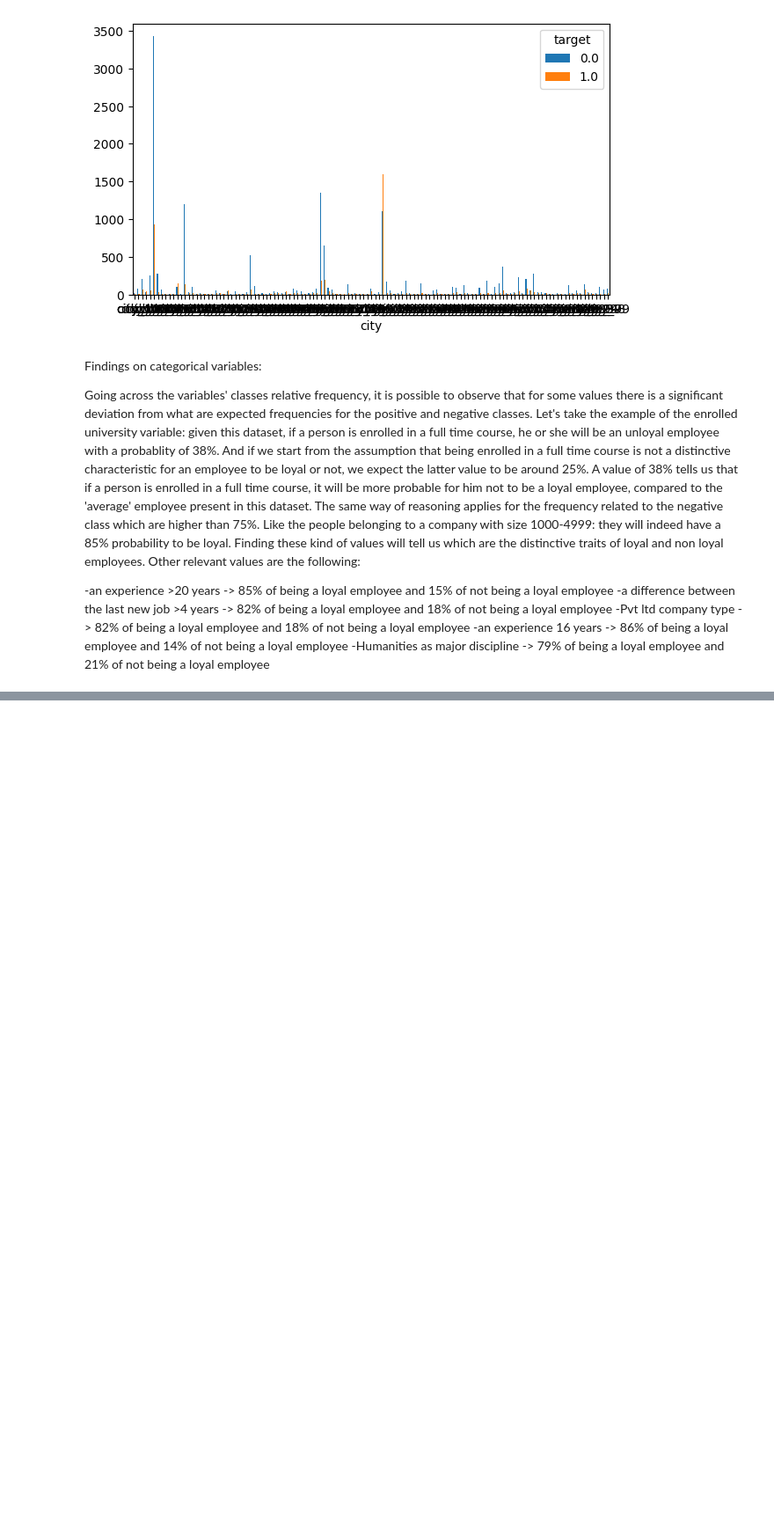
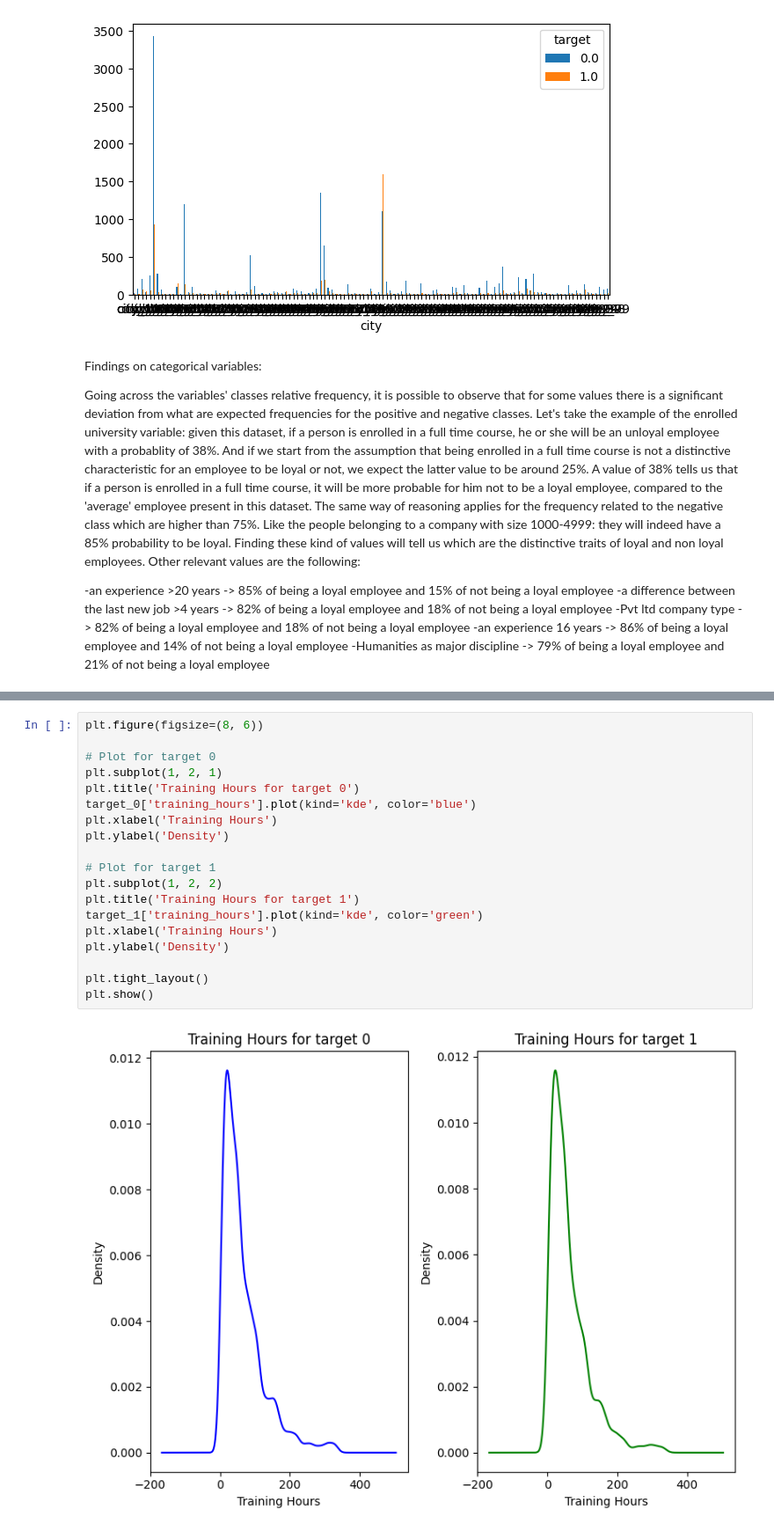
Before and after one commit to leotasso3/Xtream_Tasso, a Jupyter notebook: challenge_one.ipynb, the cells around one changed output, grey strips where cells are left out. Shown: that part at 88% size. Saved outputs shown, nothing was run; the diff lists cells and outputs as text; blank space fills up the shorter version.

```diff
--- a/challenge_one.ipynb
+++ b/challenge_one.ipynb
@@ -338,0 +369,21 @@ Other relevant values are the following:
+# %%
+plt.figure(figsize=(8, 6))
+
+# Plot for target 0
+plt.subplot(1, 2, 1)
+plt.title('Training Hours for target 0')
+target_0['training_hours'].plot(kind='kde', color='blue')
+plt.xlabel('Training Hours')
+plt.ylabel('Density')
+
+# Plot for target 1
+plt.subplot(1, 2, 2)
+plt.title('Training Hours for target 1')
+target_1['training_hours'].plot(kind='kde', color='green')
+plt.xlabel('Training Hours')
+plt.ylabel('Density')
+
+plt.tight_layout()
+plt.show()
+# %% [output]
+[figure, added]
```
Also changed, not shown: parts of 3 cells of this notebook.
